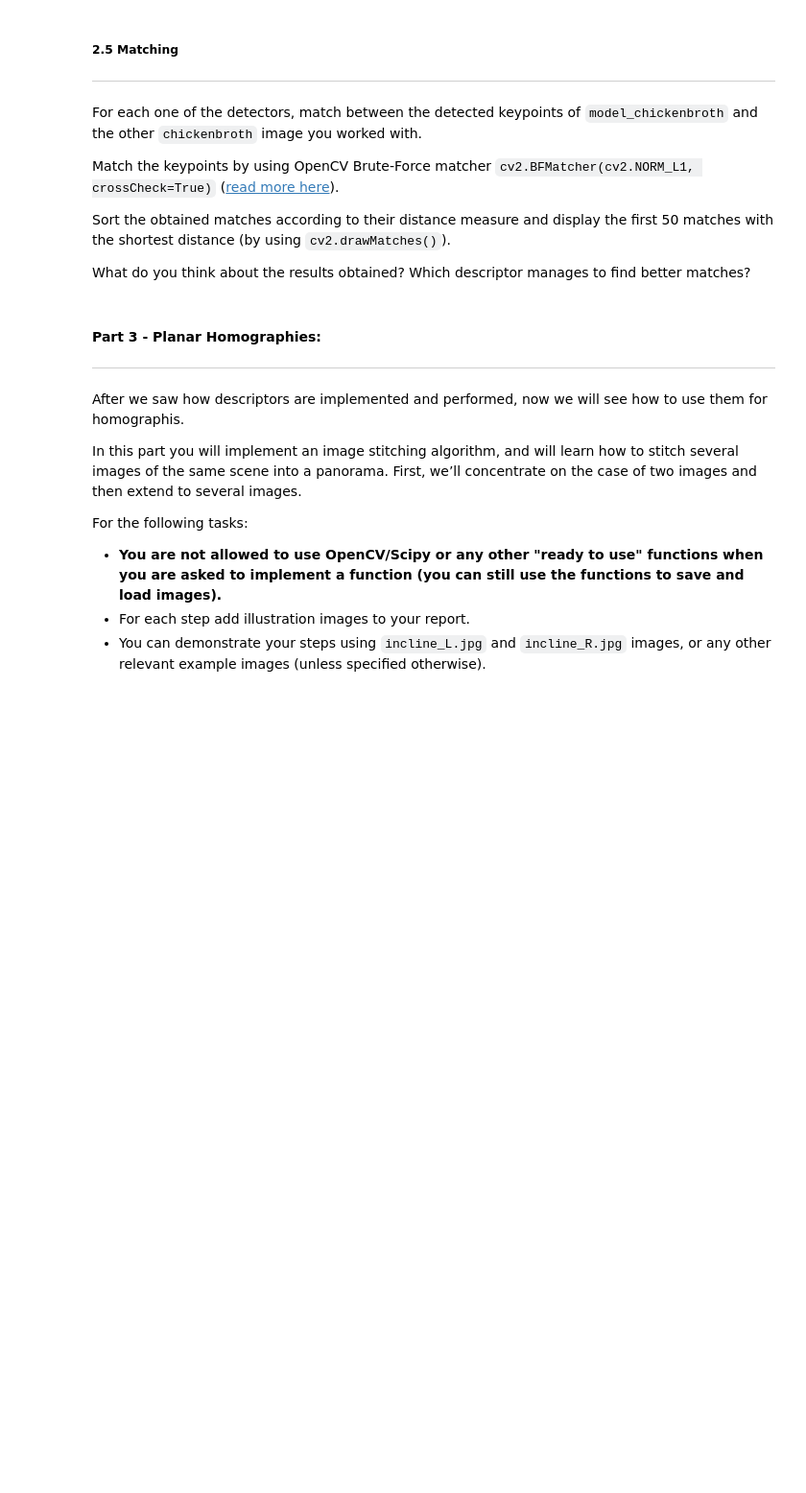
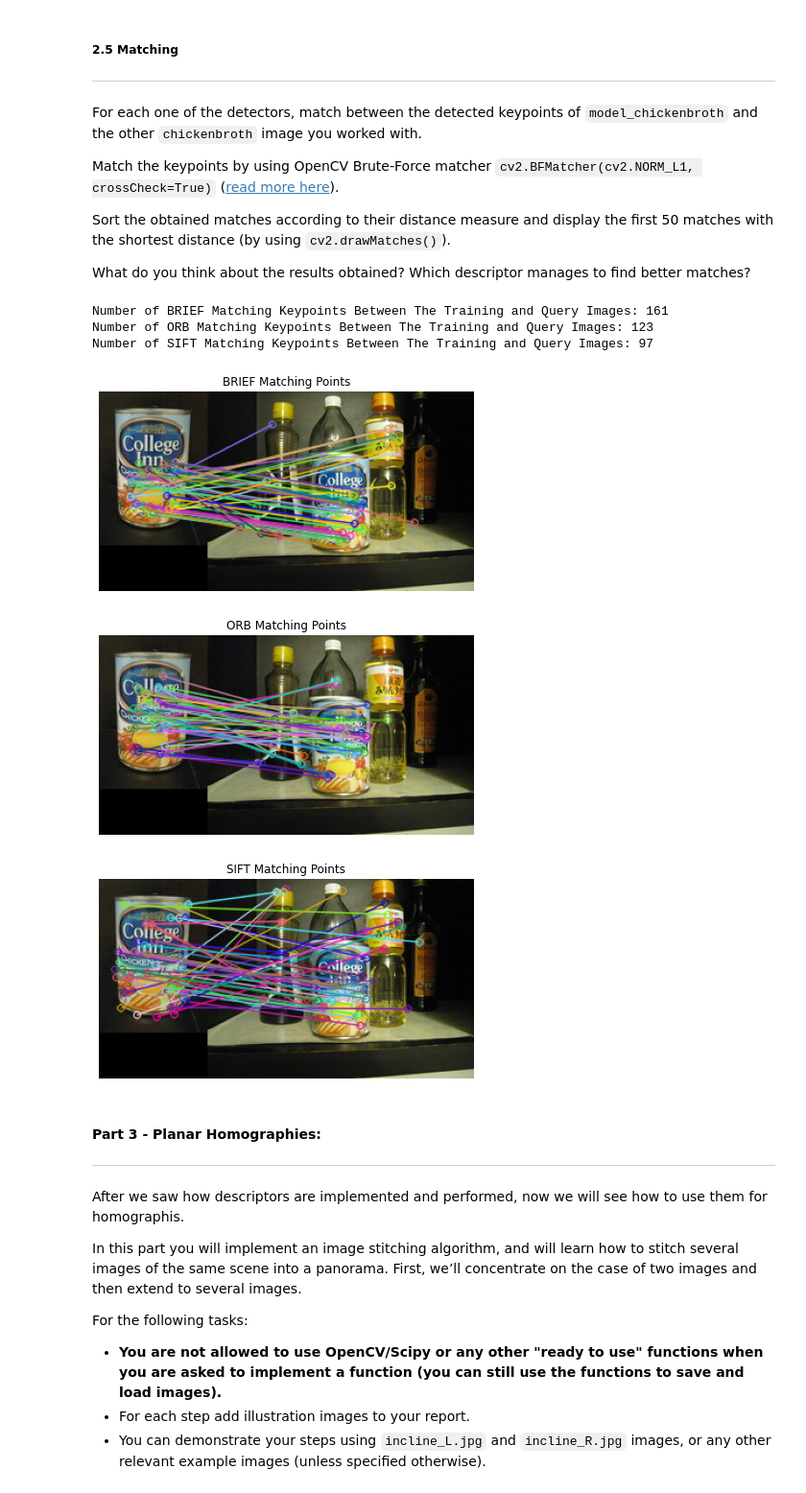
Before and after one commit to DariaHasin/cv-course, a Jupyter notebook: HW3 - Features and homographies/code/HW3.ipynb, the cells around one changed output. Shown at 96% size. Drawn from its saved outputs; the diff is of its cells as text; code cells hidden in the pictures; blank space fills up the shorter version.

```diff
--- a/HW3 - Features and homographies/code/HW3.ipynb
+++ b/HW3 - Features and homographies/code/HW3.ipynb
@@ -595,6 +595,38 @@ Match the keypoints by using OpenCV Brute-Force matcher `cv2.BFMatcher(cv2.NORM_
 Sort the obtained matches according to their distance measure and display the first 50 matches with the shortest distance (by using `cv2.drawMatches()`).
 
 What do you think about the results obtained? Which descriptor manages to find better matches?
+# %%
+def drawingMatches(img_1,img_2,des_img_1,des_img_2,kp_img_1,kp_img_2,title):
+
+    bf_match = cv2.BFMatcher(cv2.NORM_L1,crossCheck = True)
+
+    matches = bf_match.match(des_img_1, des_img_2)
+    matches = sorted(matches, key = lambda x : x.distance)
+
+    result = cv2.drawMatches(img_1, kp_img_1, img_2, kp_img_2, matches[:50], img_2, flags = 2)
+
+    print(f'Number of {title} Matching Keypoints Between The Training and Query Images: {len(matches)}' )
+
+    plt.figure(figsize=(7, 7))
+    plt.title(f'{title} Matching Points')
+    plt.imshow(result)
+    plt.axis('off')
+# %%
+#BRIEF_Matches
+drawingMatches(CB_img,CB2_img,des_BRIEF_CB_img,des_BRIEF_CB2_img,kp_BRIEF_CB_img,kp_BRIEF_CB2_img,'BRIEF')
+
+#ORB_Matches
+drawingMatches(CB_img,CB2_img,des_ORB_CB_img,des_ORB_CB2_img,kp_ORB_CB_img,kp_ORB_CB2_img,'ORB')
+
+#SIFT_Matches
+drawingMatches(CB_img,CB2_img,des_SIFT_CB_img,des_SIFT_CB2_img,kp_SIFT_CB_img,kp_SIFT_CB2_img,'SIFT')
+# %% [output]
+Number of BRIEF Matching Keypoints Between The Training and Query Images: 161
+Number of ORB Matching Keypoints Between The Training and Query Images: 123
+Number of SIFT Matching Keypoints Between The Training and Query Images: 97
+[figure, added]
+[figure, added]
+[figure, added]
 # %% [markdown]
 
 #### Part 3 - Planar Homographies:
```
Also changed, not shown: parts of 2 cells of this notebook.
